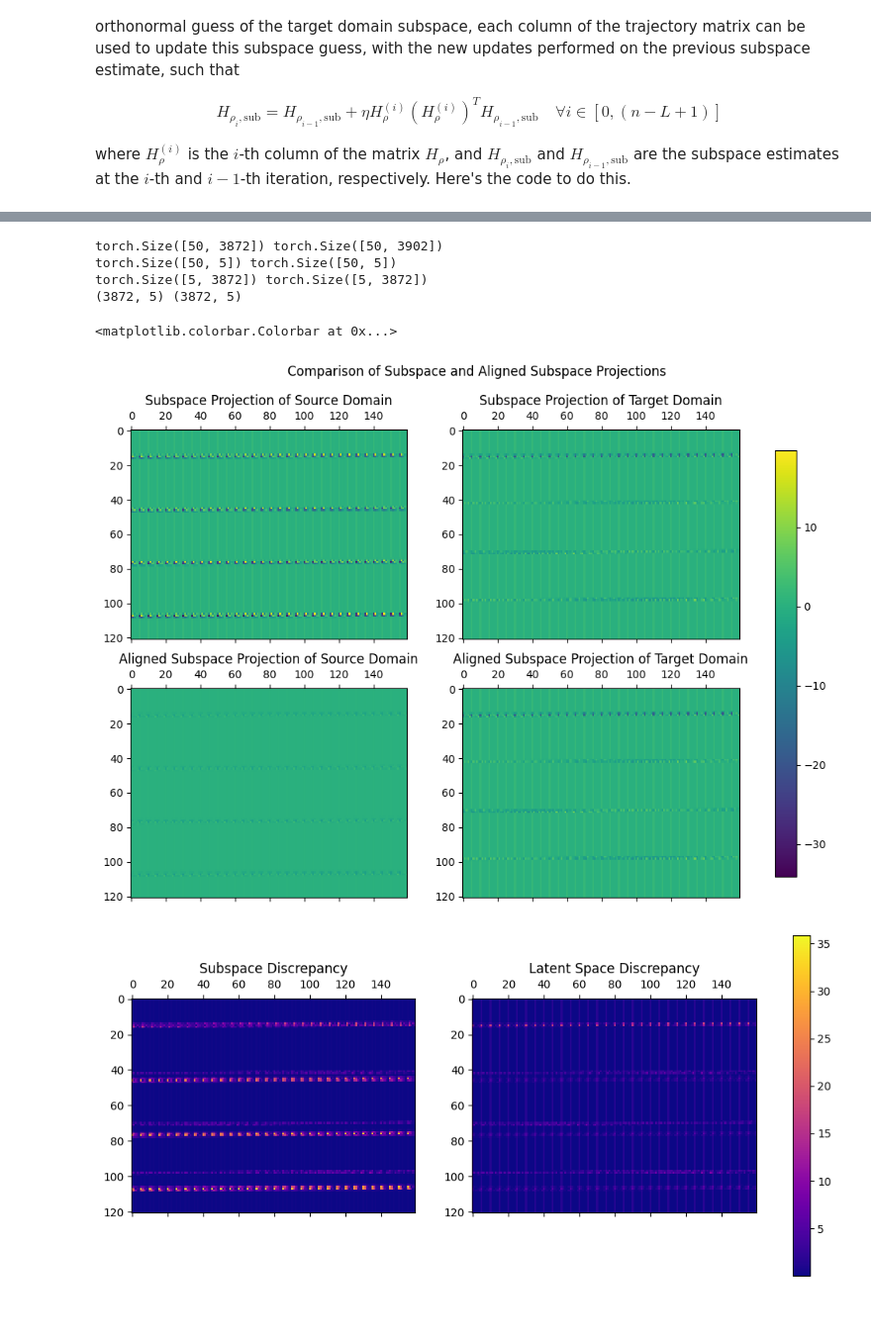
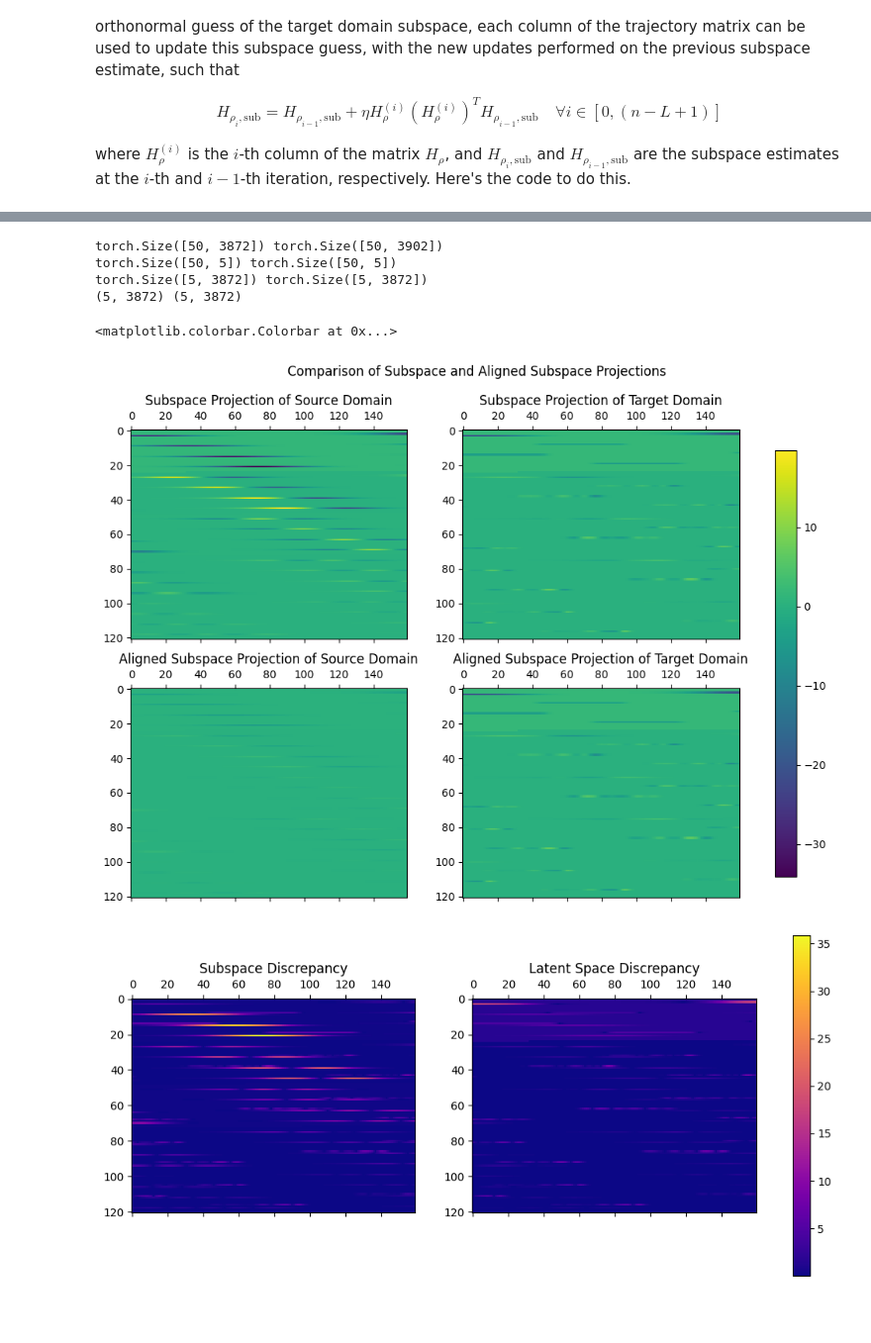
Before and after one commit to paulzwang/procrustes-subspace-adaptation, a Jupyter notebook: tutorial.ipynb, the cells around one changed output, grey strips where cells are left out. Shown at 99% size. Saved outputs shown, nothing was run; the diff lists cells and outputs as text; code cells hidden in the pictures.

```diff
--- a/tutorial.ipynb
+++ b/tutorial.ipynb
@@ -315,18 +315,10 @@ Q = V.T @ U.T
 s = torch.trace(torch.diag(S))/torch.trace(H_rho1_proj @ H_rho1_proj.T)
 
 Xa = s * Q @ (H_rho1_sub.T @ H_rho1_interp)
-
 Za = H_rho2_sub.T @ H_rho2_interp
-Xa = Xa.T
-Za = Za.T
-# Hankelise outputs
-Ys_H = find_trajectory_matrix(Q1,window_length=50)
-Yt_H = find_trajectory_matrix(Q2,window_length=50)
 
 Xa = Xa.cpu().detach().numpy()
 Za = Za.cpu().detach().numpy()
-Ys_H = Ys_H.T
-Yt_h = Yt_H.T
 
 print(H_rho1.shape, H_rho2.shape)
 print(H_rho1_sub.shape,H_rho2_sub.shape)
@@ -335,8 +327,8 @@ print(Xa.shape,Za.shape)
 
 """ Plotting Subspace Projections and Aligned Subspace Projections """
 colnum = 160
-sproj1_reshaped = H_rho1_proj.T.cpu().detach().numpy().reshape(-1,colnum)
-sproj2_reshaped = H_rho2_proj.T.cpu().detach().numpy().reshape(-1,colnum)
+sproj1_reshaped = H_rho1_proj.cpu().detach().numpy().reshape(-1,colnum)
+sproj2_reshaped = H_rho2_proj.cpu().detach().numpy().reshape(-1,colnum)
 lproj1_reshaped = Xa.reshape(-1,colnum)
 lproj2_reshaped = Za.reshape(-1,colnum)
 
@@ -349,35 +341,35 @@ titles = ['Subspace Projection of Source Domain',
 # create a single norm to be shared across all images
 norm = colors.Normalize(vmin=np.min(datasets), vmax=np.max(datasets))
 fig6, ax6 = plt.subplots(2,2,figsize=(12,8))
 fig6.suptitle('Comparison of Subspace and Aligned Subspace Projections')
 images = []
 i = 0
 for ax, data in zip(ax6.flat, datasets):
     images.append(ax.matshow(data, norm=norm))
     ax.set_title(titles[i])
     i = i + 1
 fig6.colorbar(images[0], ax=ax6, orientation='vertical', shrink=0.9, fraction=.1)
 
 """ Plotting Discrepancy Between Subspace and Latent Space """
 fig7, ax7 = plt.subplots(1,2,figsize=(12,8))
 datasets = [np.abs(sproj1_reshaped - sproj2_reshaped), np.abs(lproj1_reshaped - lproj2_reshaped)]
 titles = ['Subspace Discrepancy', 'Latent Space Discrepancy']
 # create a single norm to be shared across all images
 norm = colors.Normalize(vmin=np.min(datasets), vmax=np.max(datasets))
 images = []
 i = 0
 for ax, data in zip(ax7.flat, datasets):
     images.append(ax.matshow(data, norm=norm, cmap = 'plasma'))
     ax.set_title(titles[i])
     i = i + 1
 fig7.colorbar(images[0], ax=ax7, orientation='vertical', shrink=0.7, fraction=.1)
 # %% [output]
 torch.Size([50, 3872]) torch.Size([50, 3902])
 torch.Size([50, 5]) torch.Size([50, 5])
 torch.Size([5, 3872]) torch.Size([5, 3872])
-(3872, 5) (3872, 5)
+(5, 3872) (5, 3872)
 <matplotlib.colorbar.Colorbar at 0x...>
-[figure, old version]
+[figure, new version]
-[figure, old version]
+[figure, new version]
 # %% [markdown]
 #
```
Also changed, not shown: parts of 6 cells of this notebook, 8 other files.
